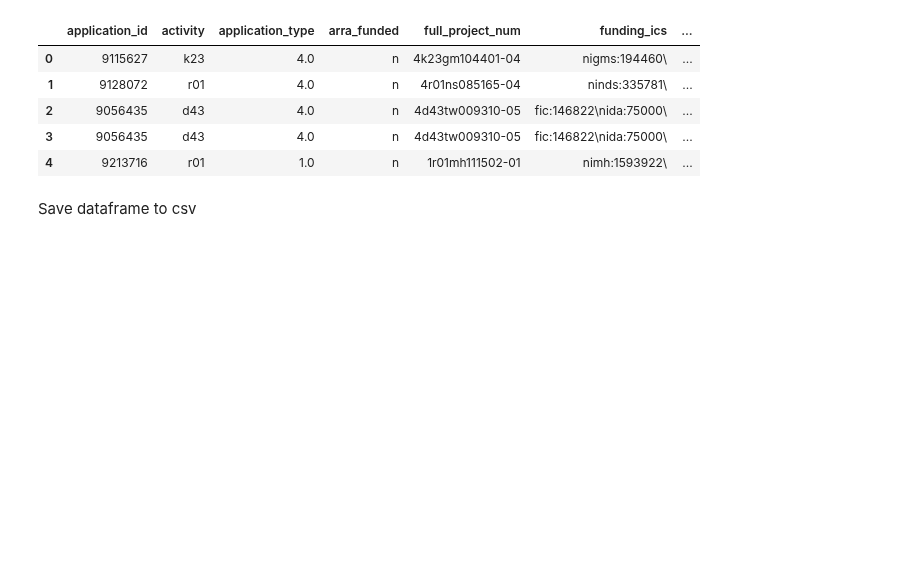
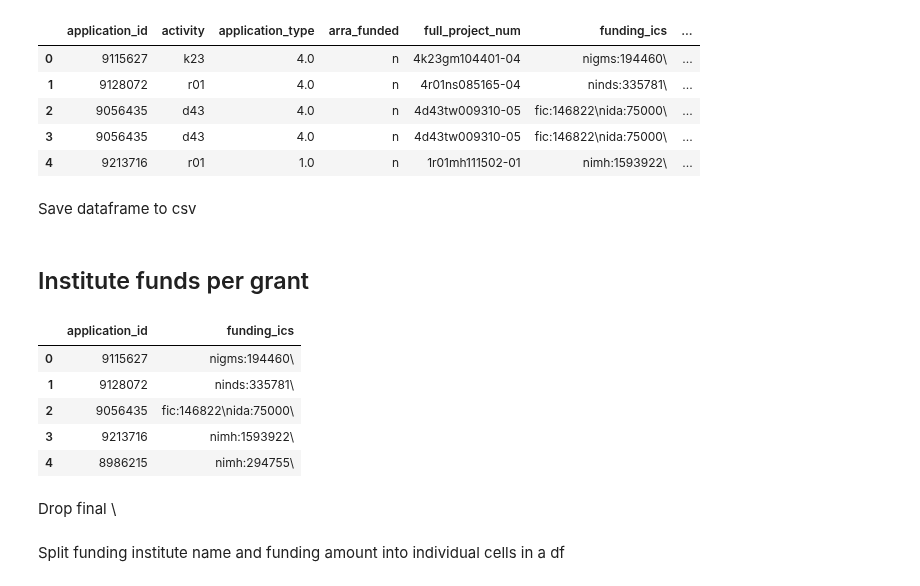
Before and after one commit to yuwie10/nih-awards, a Jupyter notebook: cleaning_for_analysis.ipynb, the cells around one changed output. Saved outputs shown, nothing was run; the diff lists cells and outputs as text; code cells hidden in the pictures; blank space fills up the shorter version.

```diff
--- a/cleaning_for_analysis.ipynb
+++ b/cleaning_for_analysis.ipynb
@@ -215,3 +217,6 @@ grants_2016.head(1)
+# %%
+grants_2016['funding_ics'] = grants_2016['funding_ics'].astype(str)
+institute_funds = pd.DataFrame([grants_2016['application_id'], grants_2016['funding_ics']]).T
 # %% [markdown]
 ## Splitting individual PIs when more than one is listed on a grant
 Split grants with multiple PIs so that each row only has a single PI listed. This will allow analysis on funding per individual and per institution.
@@ -343,3 +318,16 @@ grants_2016.head()
 Save dataframe to csv
 # %%
 grants_2016.to_csv('for_analysis.csv', index = False, compression = 'gzip')
+# %% [markdown]
+## Institute funds per grant
+# %%
+institute_funds.head()
+# %% [output]
+|  | application_id | funding_ics |
+| 0 | 9115627 | nigms:194460\ |
+| 1 | 9128072 | ninds:335781\ |
+| 2 | 9056435 | fic:146822\nida:75000\ |
+| 3 | 9213716 | nimh:1593922\ |
+| 4 | 8986215 | nimh:294755\ |
+# %% [markdown]
+Drop final \
@@ -345,0 +336,2 @@ grants_2016.to_csv('for_analysis.csv', index = False, compression = 'gzip')
+# %% [markdown]
+Split funding institute name and funding amount into individual cells in a df
```
Also changed, not shown: parts of 13 cells of this notebook, 4 other files.
